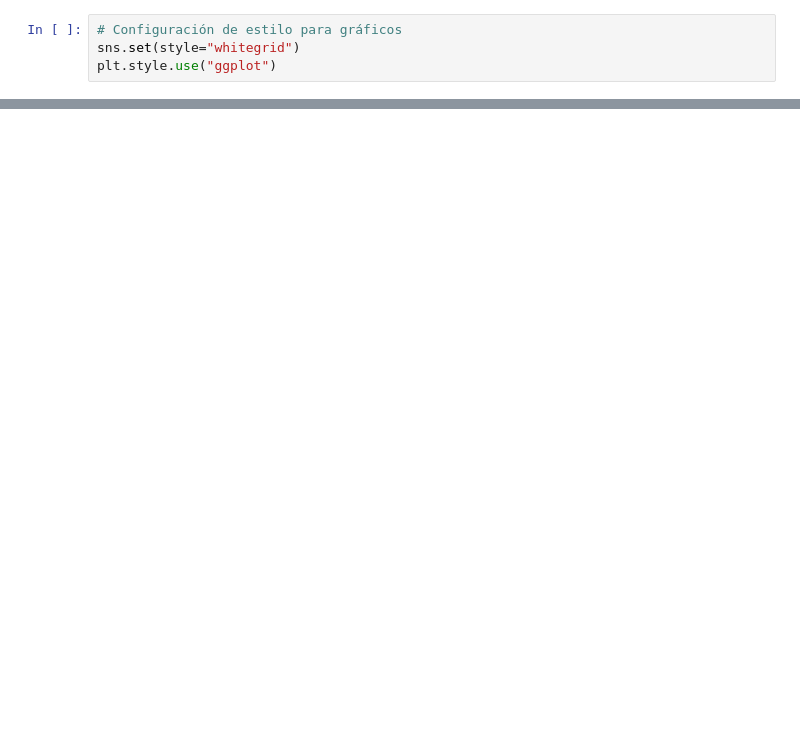
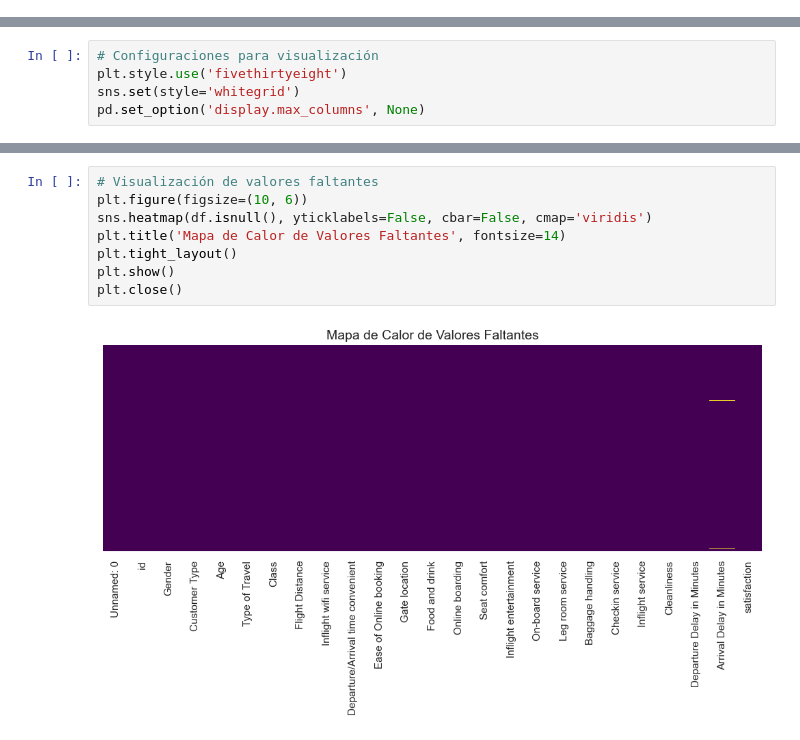
Before and after one commit to Bootcamp-IA-P4/flight-feel-analyzer, a Jupyter notebook: EDA/satisfation-passenger.ipynb, the cells around one changed output, grey strips where cells are left out. Drawn from its saved outputs; the diff is of its cells as text; blank space fills up the shorter version.

Commit message:
Refactor EDA plots and analysis

```diff
--- a/EDA/satisfation-passenger.ipynb
+++ b/EDA/satisfation-passenger.ipynb
@@ -85,4 +0,0 @@ np.int64(0)
-# %%
-# Configuración de estilo para gráficos
-sns.set(style="whitegrid")
-plt.style.use("ggplot")
@@ -219,0 +34,5 @@ Passing `palette` without assigning `hue` is deprecated and will be removed in v
+# %%
+# Configuraciones para visualización
+plt.style.use('fivethirtyeight')
+sns.set(style='whitegrid')
+pd.set_option('display.max_columns', None)
@@ -219,0 +196,10 @@ Passing `palette` without assigning `hue` is deprecated and will be removed in v
+# %%
+# Visualización de valores faltantes
+plt.figure(figsize=(10, 6))
+sns.heatmap(df.isnull(), yticklabels=False, cbar=False, cmap='viridis')
+plt.title('Mapa de Calor de Valores Faltantes', fontsize=14)
+plt.tight_layout()
+plt.show()
+plt.close()
+# %% [output]
+[figure, added]
```
Also changed, not shown: parts of 76 cells of this notebook.
